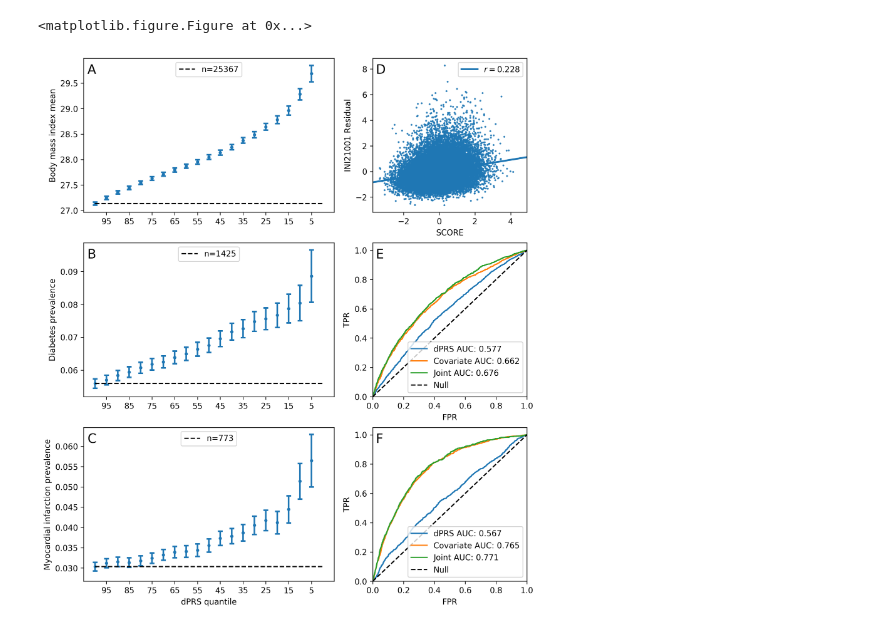
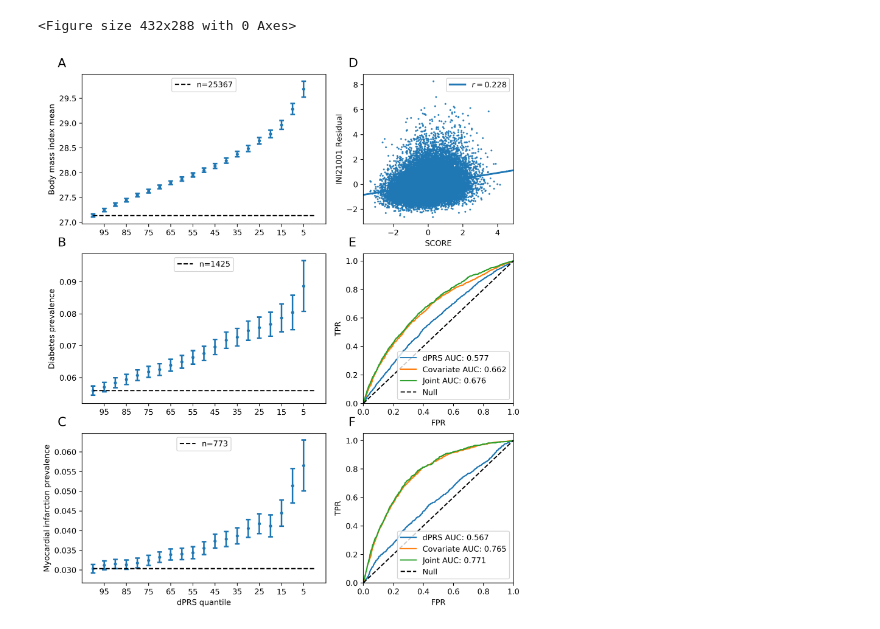
Before and after one commit to rivas-lab/degas-risk, a Jupyter notebook: figures/Figure2-Model-Performance.ipynb, the cells around one changed output. Cells and saved outputs as stored; diff of their text form; code cells hidden in the pictures.

```diff
--- a/figures/Figure2-Model-Performance.ipynb
+++ b/figures/Figure2-Model-Performance.ipynb
@@ -10,3 +11,6 @@ from scipy.stats import *
+# %%
+# Then, "ALWAYS use sans-serif fonts"
+matplotlib.rcParams['font.family'] = "sans-serif"
 # %%
 dataset='all_beta_center_p001_20190621_500PCs'
 
@@ -17,7 +21,7 @@ phe_codes=['INI21001','HC221','HC326']
 covariate=['age','sex']+['PC'+str(i+1) for i in range(4)]
 
 # load data
-z=np.load('/oak/stanford/groups/mrivas/projects/degas-risk/datasets/all_pop/tsvd/'+dataset+'.npz')
+z=np.load('/oak/stanford/groups/mrivas/projects/degas-risk/datasets/all_pop/tsvd/'+dataset+'.npz', allow_pickle=True)
 scores=pd.read_table('/oak/stanford/groups/mrivas/projects/degas-risk/scorefiles/'+dataset+'.sscore',
                      index_col='#IID')
 phenos=pd.read_table('/oak/stanford/groups/mrivas/ukbb24983/phenotypedata/master_phe/master.phe',
@@ -27,9 +31,9 @@ phenos=pd.read_table('/oak/stanford/groups/mrivas/ukbb24983/phenotypedata/master
 npc=100 #z['D'].shape[0]
 
 # analysis populations
-wbr=set(pd.read_table('/oak/stanford/groups/mrivas/ukbb24983/sqc/population_stratification/'+
+wbr=set(pd.read_table('/oak/stanford/groups/mrivas/ukbb24983/sqc/population_stratification_w24983_20190411/'+
                       'ukb24983_white_british.phe').iloc[:,0].tolist())
-nbw=set(pd.read_table('/oak/stanford/groups/mrivas/ukbb24983/sqc/population_stratification/'+
+nbw=set(pd.read_table('/oak/stanford/groups/mrivas/ukbb24983/sqc/population_stratification_w24983_20190411/'+
                       'ukb24983_non_british_white.phe').iloc[:,0].tolist())
 
 # phenotype names
@@ -45,9 +49,10 @@ width = 2
 # initialize plot objects
 plots = [None for _ in range(width * len(phe_codes))]
 plt.close('all'); plt.clf()
-plt.figure(figsize=(5*width + 1, 4*len(phe_codes)), dpi=300)
+fig = plt.figure(figsize=(5*width + 1, 4*len(phe_codes)), dpi=300)
 grid=gs.GridSpec(4*len(phe_codes), 5*width + 1, wspace=4, hspace=2)
 for i,phe_code in enumerate(phe_codes):
+    i = int(i)
     for ix in range(width):
         plots[(width*i)+ix]=plt.subplot(grid[i*4:(i+1)*4, (6*ix):(6-(7*ix))])
     # scores and phenotypes
@@ -80,38 +85,39 @@ for i,phe_code in enumerate(phe_codes):
         plots[(2*i)+1].set_ylim([0.0, 1.05])
         plots[(2*i)+1].set_ylabel('TPR')
         plots[(2*i)+1].set_xlabel('FPR')
     else:
         is_bin=False
         # plot correlation with dPRS and residual phenotype
         resid=OLS(df[phe_code],df[covariates]).fit(disp=0).resid_pearson
         sns.regplot(x=df['SCORE'],y=resid,ax=plots[(2*i)+1],scatter_kws={'s':2})
         plots[(2*i)+1].set_ylabel(phe_code+' Residual')
         plots[(2*i)+1].legend(['$r=$'+'{:.3f}'.format(pearsonr(resid,df['SCORE'])[0])])
     # now do quantile plot with modified (only if binary) phenotype
     nq=20
-    plots[2*i].scatter(np.arange(nq), [df.iloc[q*n/nq:,:][phe_code].mean() for q in range(nq)], s=9)
+    plots[2*i].scatter(np.arange(nq), [df.iloc[round(q*n/nq):,:][phe_code].mean() for q in range(nq)], s=9)
     plots[2*i].errorbar(x=np.arange(nq),
-                        y=[df.iloc[q*n/nq:,:][phe_code].mean() for q in range(nq)],
-                        yerr=[df.iloc[q*n/nq:,:][phe_code].std()/(((nq-q)*n/nq)**0.5) for q in range(nq)],
+                        y=[df.iloc[round(q*n/nq):,:][phe_code].mean() for q in range(nq)],
+                        yerr=[df.iloc[round(q*n/nq):,:][phe_code].std()/(((nq-q)*n/nq)**0.5) for q in range(nq)],
                         ls='none', capsize=3, elinewidth=2, markeredgewidth=2)
     # labels
     plots[2*i].set_ylabel(phe_name+' {}'.format('prevalence' if is_bin else 'mean'))
     plots[2*i].set_xticks(np.arange(1,nq+1,2))
-    plots[2*i].set_xticklabels([100*q/nq for q in reversed(range(1,nq+1,2))])
+    plots[2*i].set_xticklabels([int(100*q/nq) for q in reversed(range(1,nq+1,2))])
     plots[2*i].plot([0,nq],[df[phe_code].mean(),df[phe_code].mean()],'k--')
     plots[2*i].legend(['n={}'.format(int(df[phe_code].sum()) if is_bin else df.shape[0])], loc=9)
-    plots[2*i].text(0.015, 0.9, chr((i%len(phe_codes))+65),
+    plots[2*i].text(-0.1, 1.05, chr((i%len(phe_codes))+65),
                     fontsize=16, transform=plots[2*i].transAxes)
-    plots[(2*i)+1].text(0.02, 0.9, chr((i%len(phe_codes))+65+len(phe_codes)),
+    plots[(2*i)+1].text(-0.1, 1.05, chr((i%len(phe_codes))+65+len(phe_codes)),
                         fontsize=16, transform=plots[(2*i)+1].transAxes)
 
     # add x-axis labels at the very end
     if i==len(phe_codes)-1:
         plots[(2*i)].set_xlabel('dPRS quantile')
     else:
         plots[(2*i)].set_xlabel('')
 
 plt.show()
+fig.savefig("fig2.pdf", bbox_inches='tight')
 # %% [output]
-<matplotlib.figure.Figure at 0x...>
+<Figure size 432x288 with 0 Axes>
-[figure, old version]
+[figure, new version]
```
Also changed, not shown: parts of 1 cell of this notebook, 6 other files.
